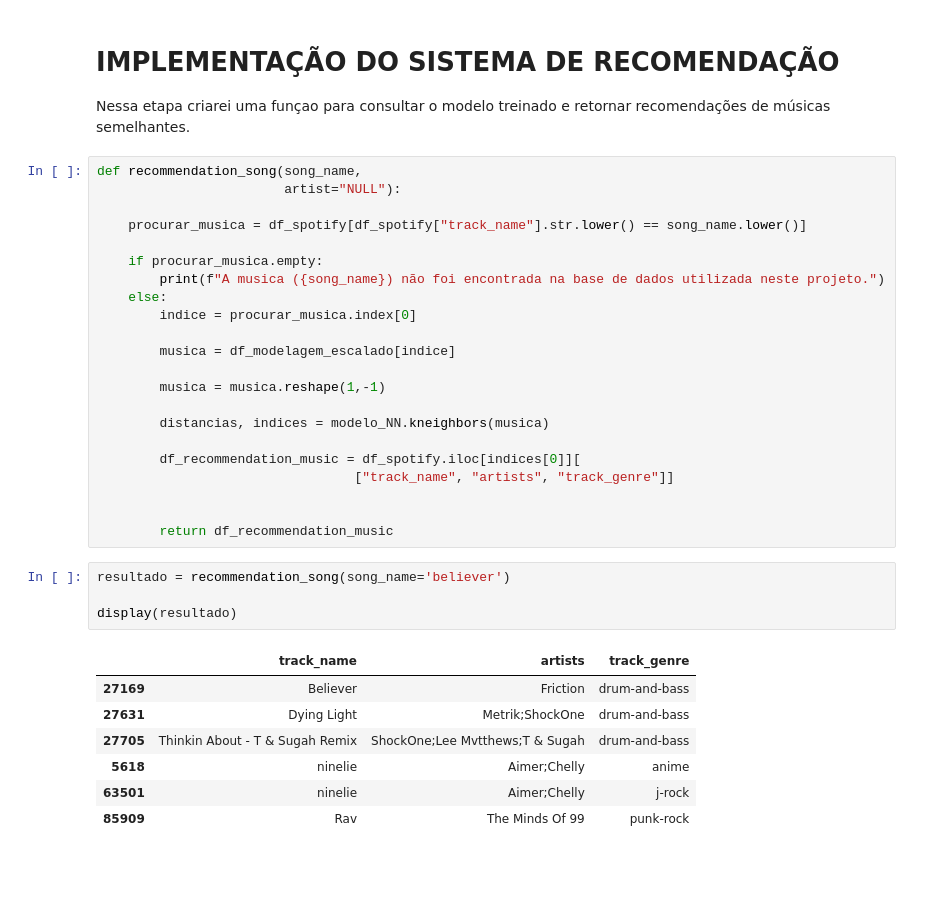
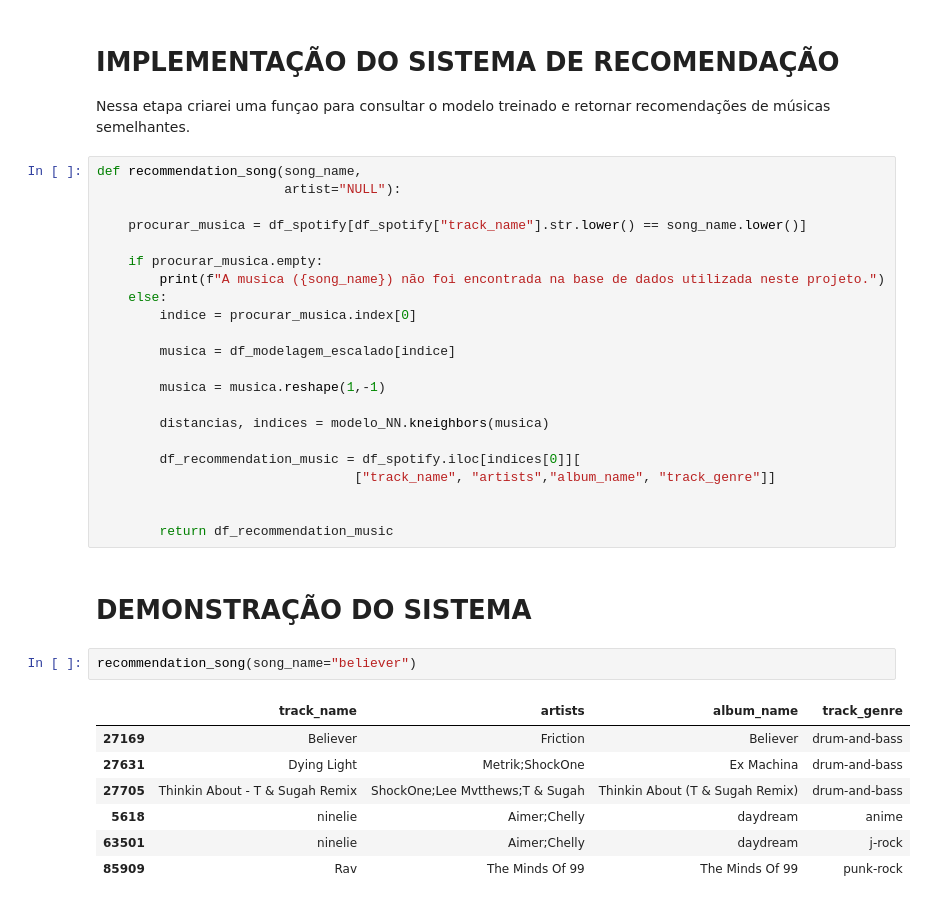
Before and after one commit to FelipeGhensevPeres/Spotify-Recommendation-System, a Jupyter notebook: notebooks/02_recommendation_model.ipynb, the cells around one changed output. Cells and saved outputs as stored; diff of their text form; blank space fills up the shorter version.

Commit message:
Adiciona demonstração do sistema de recomendação

```diff
--- a/notebooks/02_recommendation_model.ipynb
+++ b/notebooks/02_recommendation_model.ipynb
@@ -272,19 +272,19 @@ def recommendation_song(song_name,
         distancias, indices = modelo_NN.kneighbors(musica)
 
         df_recommendation_music = df_spotify.iloc[indices[0]][
-                                 ["track_name", "artists", "track_genre"]]
+                                 ["track_name", "artists","album_name", "track_genre"]]
 
 
         return df_recommendation_music
-# %%
-resultado = recommendation_song(song_name='believer')
-
-display(resultado)
-# %% [output]
-|  | track_name | artists | track_genre |
-| 27169 | Believer | Friction | drum-and-bass |
-| 27631 | Dying Light | Metrik;ShockOne | drum-and-bass |
-| 27705 | Thinkin About - T & Sugah Remix | ShockOne;Lee Mvtthews;T & Sugah | drum-and-bass |
-| 5618 | ninelie | Aimer;Chelly | anime |
-| 63501 | ninelie | Aimer;Chelly | j-rock |
-| 85909 | Rav | The Minds Of 99 | punk-rock |
+# %% [markdown]
+# DEMONSTRAÇÃO DO SISTEMA
+# %%
+recommendation_song(song_name="believer")
+# %% [output]
+|  | track_name | artists | album_name | track_genre |
+| 27169 | Believer | Friction | Believer | drum-and-bass |
+| 27631 | Dying Light | Metrik;ShockOne | Ex Machina | drum-and-bass |
+| 27705 | Thinkin About - T & Sugah Remix | ShockOne;Lee Mvtthews;T & Sugah | Thinkin About (T & Sugah Remix) | drum-and-bass |
+| 5618 | ninelie | Aimer;Chelly | daydream | anime |
+| 63501 | ninelie | Aimer;Chelly | daydream | j-rock |
+| 85909 | Rav | The Minds Of 99 | The Minds Of 99 | punk-rock |
```
Also changed, not shown: parts of 4 cells of this notebook.
